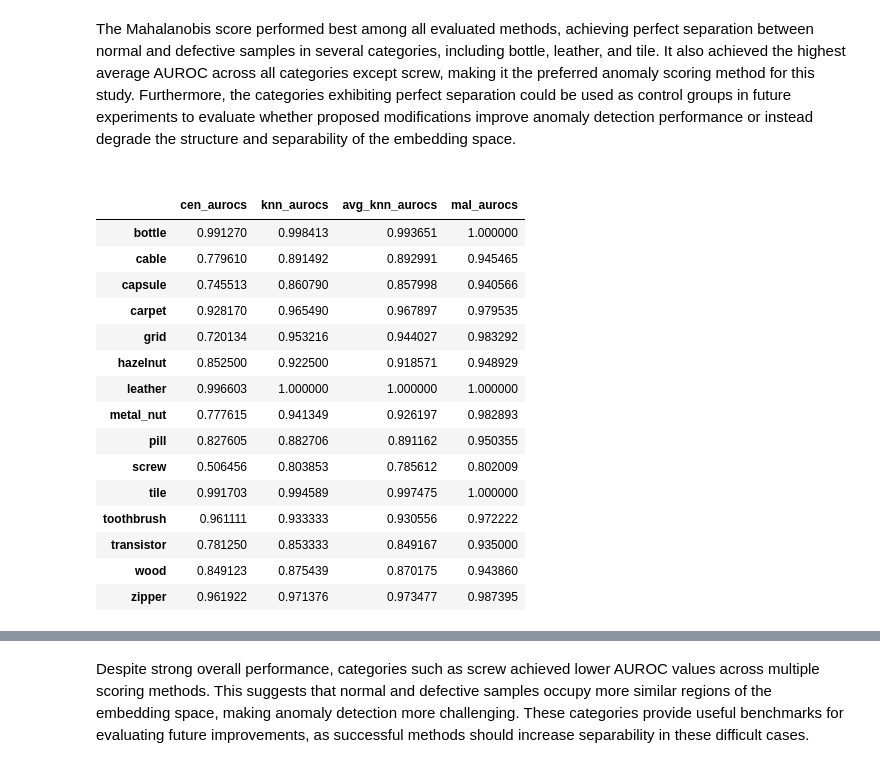
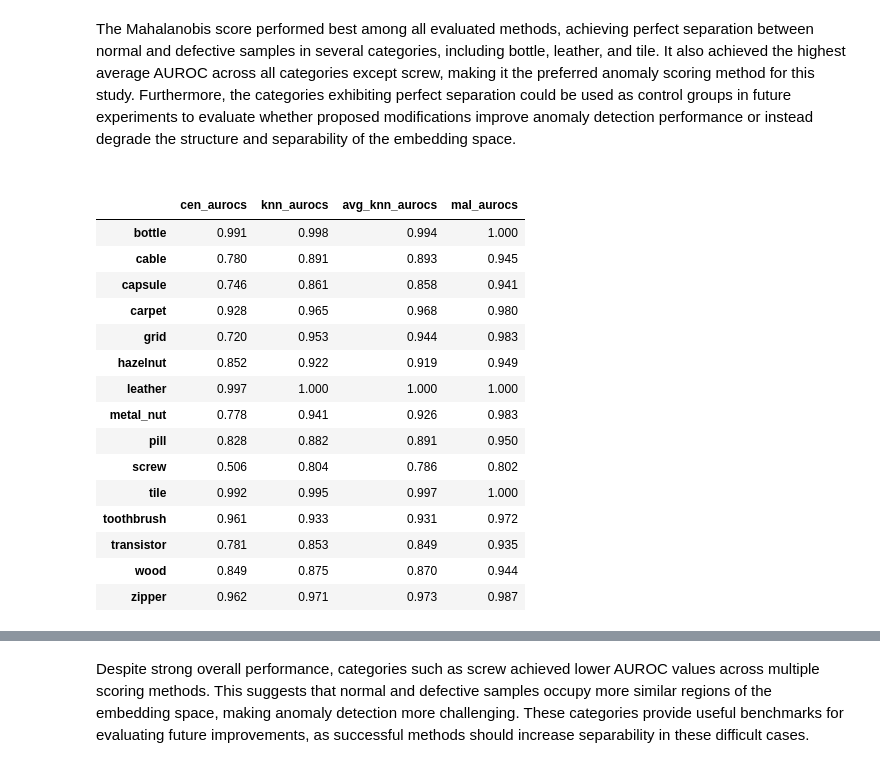
Before and after one commit to CiaranW005/UL-Summer-Bursary-2026, a Jupyter notebook: notebooks/embedding_analysis/baseline.ipynb, the cells around one changed output, grey strips where cells are left out. Drawn from its saved outputs; the diff is of its cells as text; code cells hidden in the pictures.

```diff
--- a/notebooks/embedding_analysis/baseline.ipynb
+++ b/notebooks/embedding_analysis/baseline.ipynb
@@ -220,32 +220,32 @@ The Mahalanobis score performed best among all evaluated methods, achieving perf
 # %%
 df_rocs = pd.DataFrame({
     "cen_aurocs": cen_aurocs,
     "knn_aurocs": nn_aurocs,
     "avg_knn_aurocs": avg_nn_aurocs,
     "mal_aurocs": mal_aurocs
 })
 
-round_rocs = df_rocs.round(3)
+round_rocs = df_rocs.round(3).sort_index()
 round_rocs.to_csv(RESULTS_DIR / "aurocs.csv")
 
-df_rocs
+round_rocs
 # %% [output]
 |  | cen_aurocs | knn_aurocs | avg_knn_aurocs | mal_aurocs |
-| bottle | 0.991270 | 0.998413 | 0.993651 | 1.000000 |
-| cable | 0.779610 | 0.891492 | 0.892991 | 0.945465 |
-| capsule | 0.745513 | 0.860790 | 0.857998 | 0.940566 |
-| carpet | 0.928170 | 0.965490 | 0.967897 | 0.979535 |
-| grid | 0.720134 | 0.953216 | 0.944027 | 0.983292 |
-| hazelnut | 0.852500 | 0.922500 | 0.918571 | 0.948929 |
-| leather | 0.996603 | 1.000000 | 1.000000 | 1.000000 |
-| metal_nut | 0.777615 | 0.941349 | 0.926197 | 0.982893 |
-| pill | 0.827605 | 0.882706 | 0.891162 | 0.950355 |
-| screw | 0.506456 | 0.803853 | 0.785612 | 0.802009 |
-| tile | 0.991703 | 0.994589 | 0.997475 | 1.000000 |
-| toothbrush | 0.961111 | 0.933333 | 0.930556 | 0.972222 |
-| transistor | 0.781250 | 0.853333 | 0.849167 | 0.935000 |
-| wood | 0.849123 | 0.875439 | 0.870175 | 0.943860 |
-| zipper | 0.961922 | 0.971376 | 0.973477 | 0.987395 |
+| bottle | 0.991 | 0.998 | 0.994 | 1.000 |
+| cable | 0.780 | 0.891 | 0.893 | 0.945 |
+| capsule | 0.746 | 0.861 | 0.858 | 0.941 |
+| carpet | 0.928 | 0.965 | 0.968 | 0.980 |
+| grid | 0.720 | 0.953 | 0.944 | 0.983 |
+| hazelnut | 0.852 | 0.922 | 0.919 | 0.949 |
+| leather | 0.997 | 1.000 | 1.000 | 1.000 |
+| metal_nut | 0.778 | 0.941 | 0.926 | 0.983 |
+| pill | 0.828 | 0.882 | 0.891 | 0.950 |
+| screw | 0.506 | 0.804 | 0.786 | 0.802 |
+| tile | 0.992 | 0.995 | 0.997 | 1.000 |
+| toothbrush | 0.961 | 0.933 | 0.931 | 0.972 |
+| transistor | 0.781 | 0.853 | 0.849 | 0.935 |
+| wood | 0.849 | 0.875 | 0.870 | 0.944 |
+| zipper | 0.962 | 0.971 | 0.973 | 0.987 |
 # %%
 df_roc_stats = pd.DataFrame({
     "mean": df_rocs.mean(),
```
Also changed, not shown: parts of 6 cells of this notebook, 31 other files.
